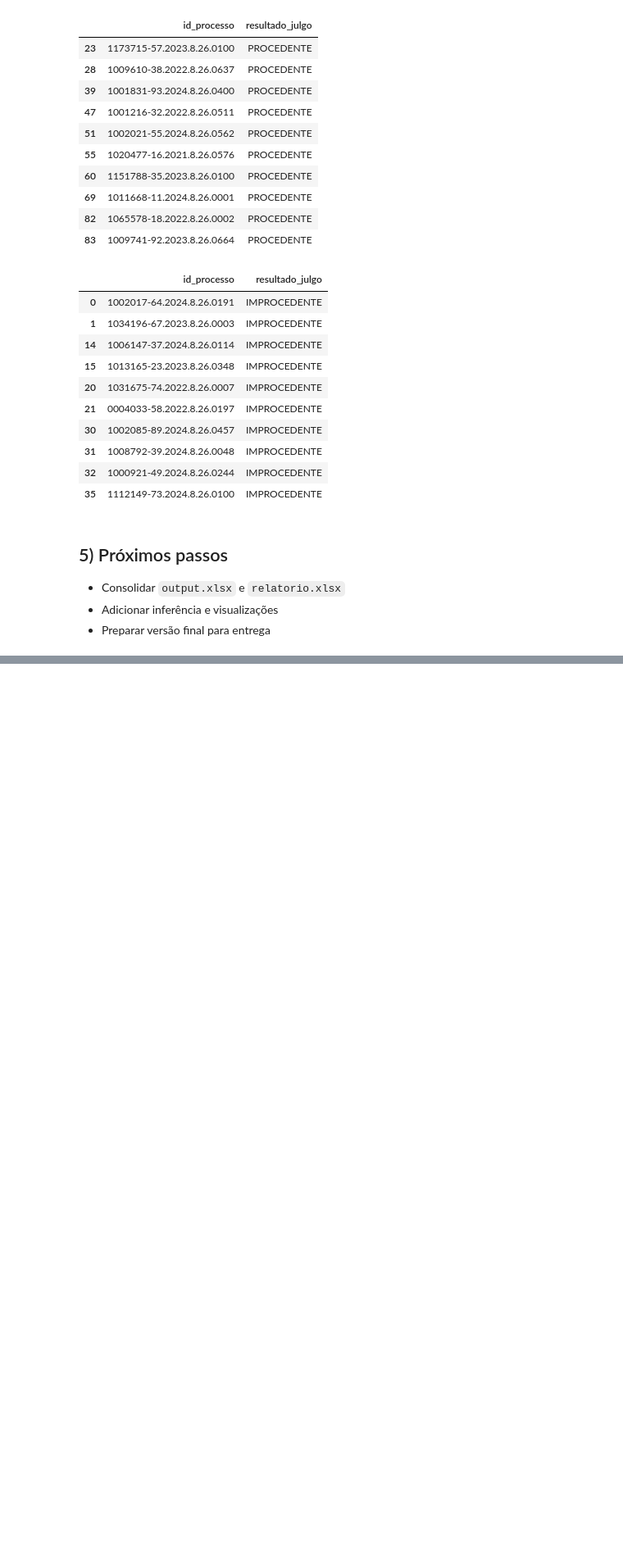
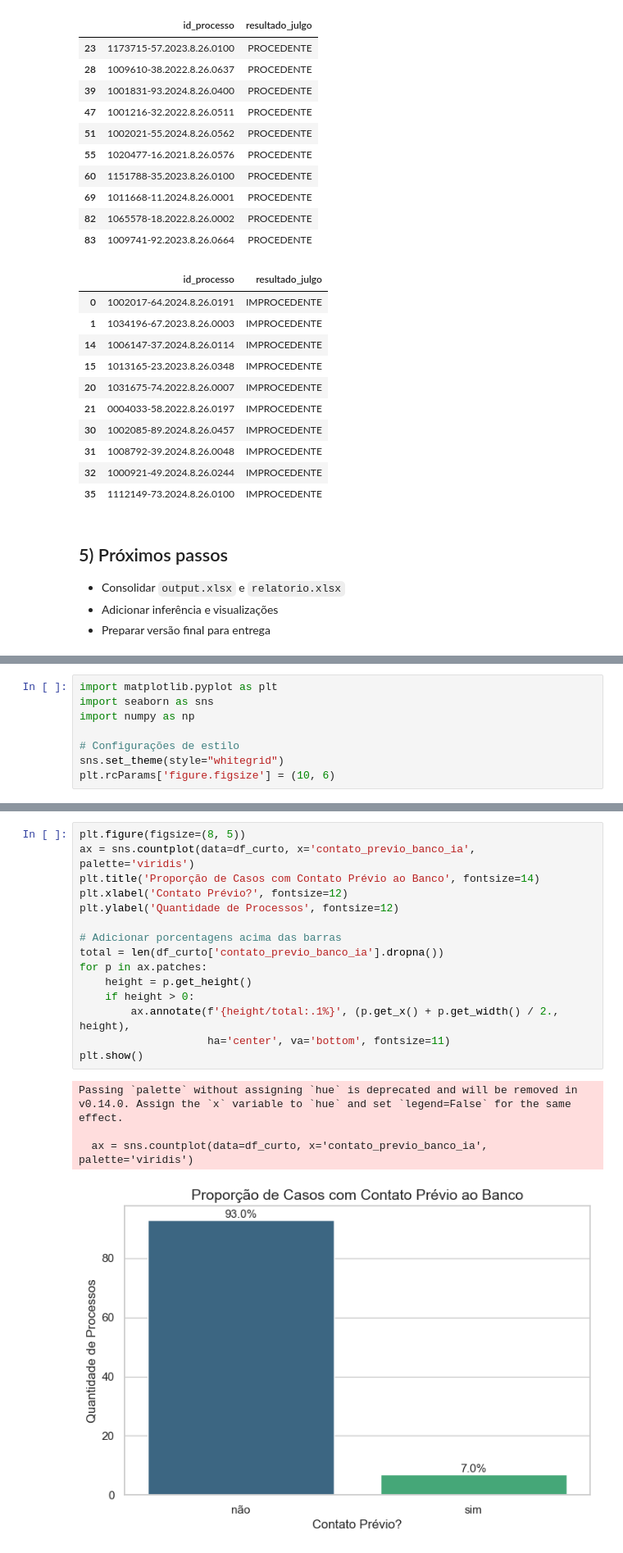
Before and after one commit to gab-correia/clinicas26, a Jupyter notebook: main.ipynb, the cells around one changed output, grey strips where cells are left out. Shown at 82% size. Drawn from its saved outputs; the diff is of its cells as text; blank space fills up the shorter version.

```diff
--- a/main.ipynb
+++ b/main.ipynb
@@ -924,0 +975,8 @@ Arquivo salvo: decisoes_improcedente_10.txt | exemplos: 10
+# %%
+import matplotlib.pyplot as plt
+import seaborn as sns
+import numpy as np
+
+# Configurações de estilo
+sns.set_theme(style="whitegrid")
+plt.rcParams['figure.figsize'] = (10, 6)
@@ -924,0 +987,20 @@ Arquivo salvo: decisoes_improcedente_10.txt | exemplos: 10
+# %%
+plt.figure(figsize=(8, 5))
+ax = sns.countplot(data=df_curto, x='contato_previo_banco_ia', palette='viridis')
+plt.title('Proporção de Casos com Contato Prévio ao Banco', fontsize=14)
+plt.xlabel('Contato Prévio?', fontsize=12)
+plt.ylabel('Quantidade de Processos', fontsize=12)
+
+# Adicionar porcentagens acima das barras
+total = len(df_curto['contato_previo_banco_ia'].dropna())
+for p in ax.patches:
+    height = p.get_height()
+    if height > 0:
+        ax.annotate(f'{height/total:.1%}', (p.get_x() + p.get_width() / 2., height),
+                    ha='center', va='bottom', fontsize=11)
+plt.show()
+# %% [output]
+Passing `palette` without assigning `hue` is deprecated and will be removed in v0.14.0. Assign the `x` variable to `hue` and set `legend=False` for the same effect.
+
+  ax = sns.countplot(data=df_curto, x='contato_previo_banco_ia', palette='viridis')
+[figure, added]
```
Also changed, not shown: parts of 30 cells of this notebook, 4 other files.
